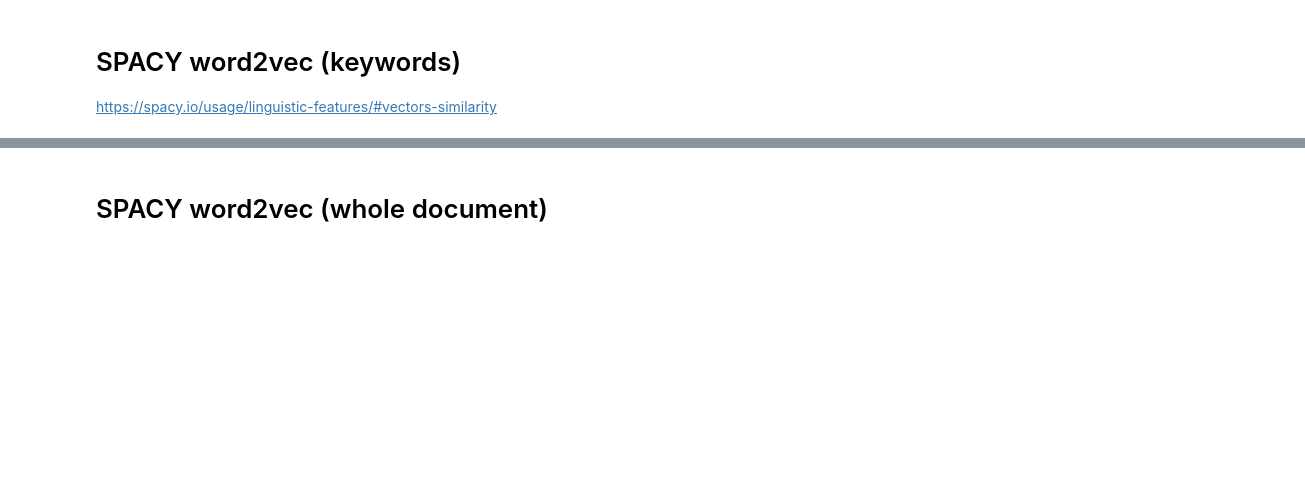
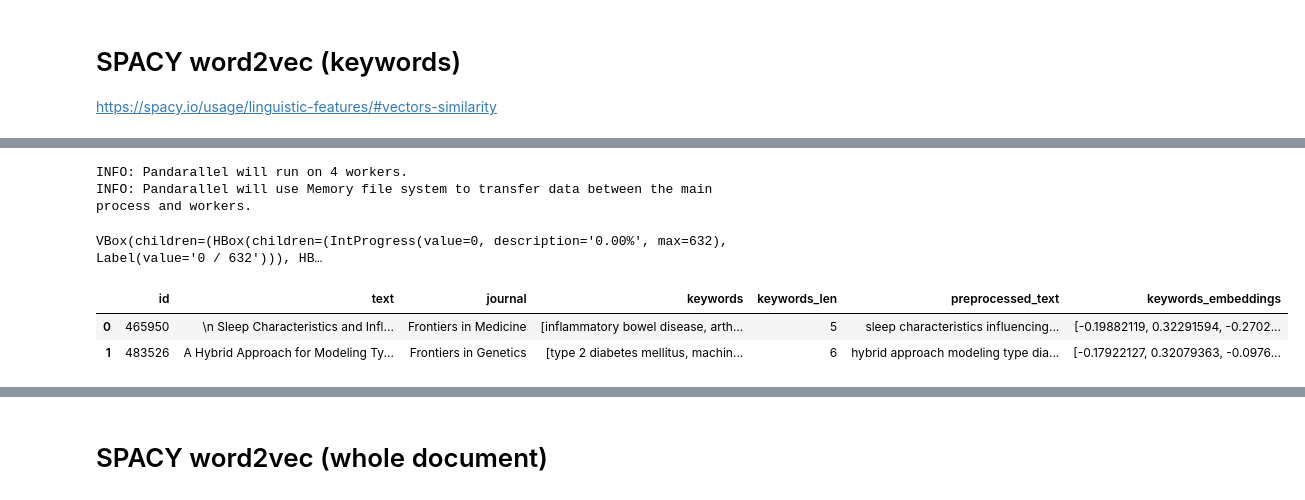
Before and after one commit to opertifelipe/frontiers, a Jupyter notebook: notebooks/Untitled.ipynb, the cells around one changed output, grey strips where cells are left out. Saved outputs shown, nothing was run; the diff lists cells and outputs as text; code cells hidden in the pictures; blank space fills up the shorter version.

```diff
--- a/notebooks/Untitled.ipynb
+++ b/notebooks/Untitled.ipynb
@@ -158,0 +243,8 @@ key1.similarity(key2)
+# %%
+def get_embeddings_keyword(list_of_keywords):
+    vectors = []
+    for key in list_of_keywords:
+        key_doc = nlp(key)
+        vectors.append(key_doc.vector)
+    return np.array(vectors).mean(axis=0)
+get_embeddings_keyword(["biology","microbiology"])
@@ -158,0 +269,16 @@ key1.similarity(key2)
+# %%
+from pandarallel import pandarallel
+
+pandarallel.initialize(progress_bar=True)
+
+df["keywords_embeddings"] = df["keywords"].parallel_apply(get_embeddings_keyword)
+# %% [output]
+INFO: Pandarallel will run on 4 workers.
+INFO: Pandarallel will use Memory file system to transfer data between the main process and workers.
+VBox(children=(HBox(children=(IntProgress(value=0, description='0.00%', max=632), Label(value='0 / 632'))), HB…
+# %%
+df.head(2)
+# %% [output]
+|  | id | text | journal | keywords | keywords_len | preprocessed_text | keywords_embeddings |
+| 0 | 465950 | \n Sleep Characteristics and Infl... | Frontiers in Medicine | [inflammatory bowel disease, arth... | 5 | sleep characteristics influencing... | [-0.19882119, 0.32291594, -0.2702... |
+| 1 | 483526 | A Hybrid Approach for Modeling Ty... | Frontiers in Genetics | [type 2 diabetes mellitus, machin... | 6 | hybrid approach modeling type dia... | [-0.17922127, 0.32079363, -0.0976... |
```
Also changed, not shown: parts of 33 cells of this notebook.
